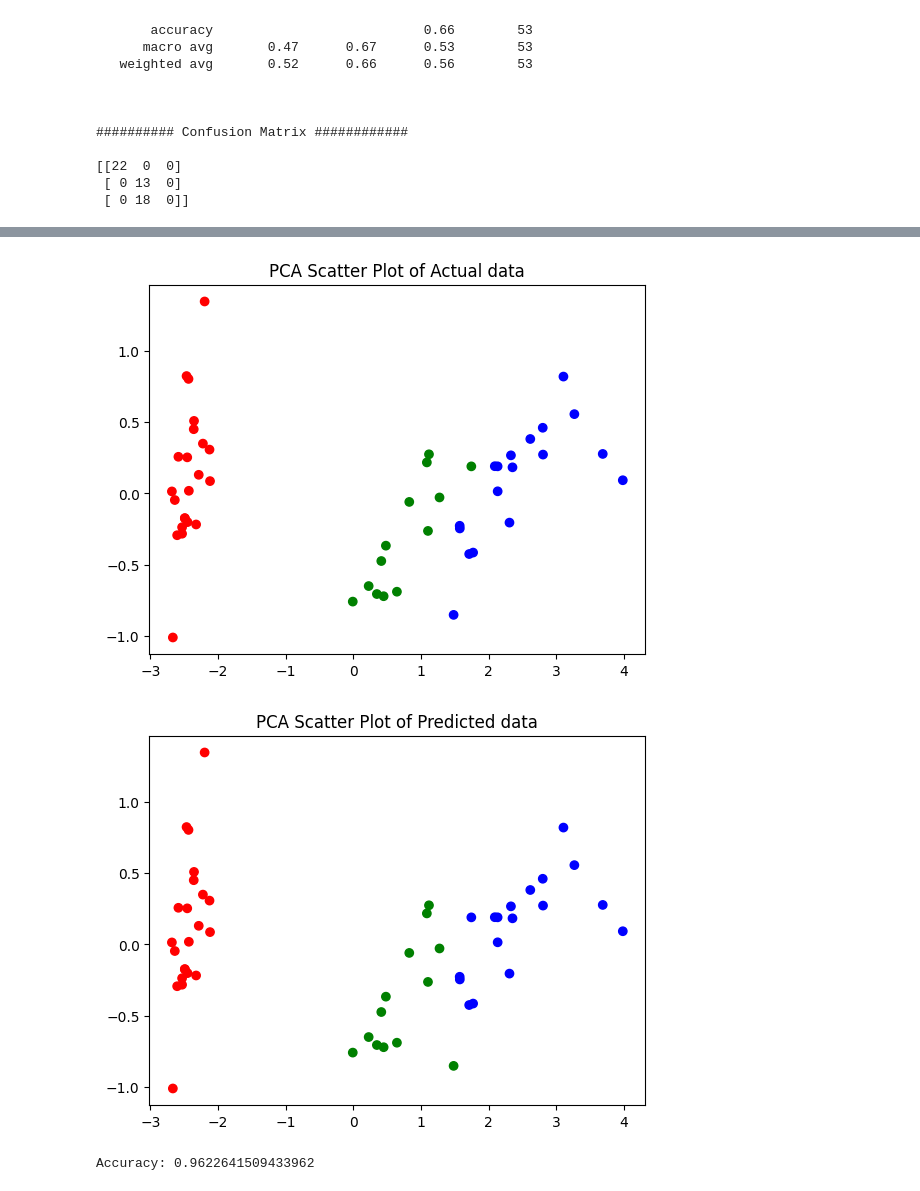
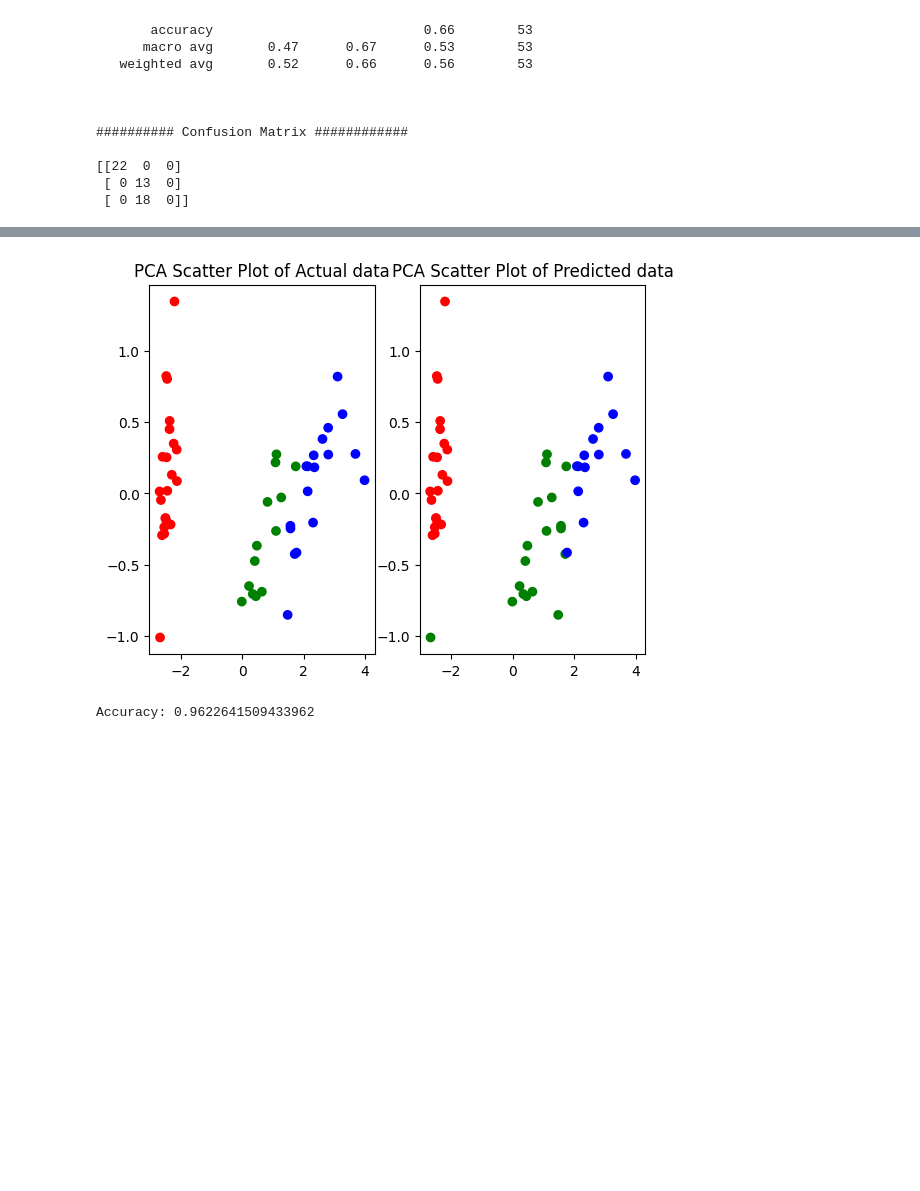
Before and after one commit to omiksave/MAE551, a Jupyter notebook: HW4.ipynb, the cells around one changed output, grey strips where cells are left out. Cells and saved outputs as stored; diff of their text form; code cells hidden in the pictures; blank space fills up the shorter version.

```diff
--- a/HW4.ipynb
+++ b/HW4.ipynb
@@ -149,18 +147,16 @@ Iris-versicolor       0.92      0.92      0.92        13
 # %%
 # Plot actual and predicted data
 pca_data = pca.fit_transform(X_test)
 colors = {'Iris-setosa':'red','Iris-virginica':'blue','Iris-versicolor':'green'}
-plt.figure(1)
+plt.subplot(1,2,1)
 plt.scatter(pca_data[:,0],pca_data[:,1],c=Y_test.map(colors),marker='o')
 plt.title('PCA Scatter Plot of Actual data')
-plt.show()
-plt.figure(2)
+plt.subplot(1,2,2)
 plt.scatter(pca_data[:,0],pca_data[:,1],c=pd.Series(Y_pred).map(colors),marker='o')
 plt.title('PCA Scatter Plot of Predicted data')
 plt.show()
 # %% [output]
-[figure, old version]
+[figure, new version]
-[figure, removed]
 # %%
 # Establish Gradient Boosting Classifier
 model_gbc = GradientBoostingClassifier(n_estimators=1,learning_rate=0.1)
```
Also changed, not shown: parts of 8 cells of this notebook.
